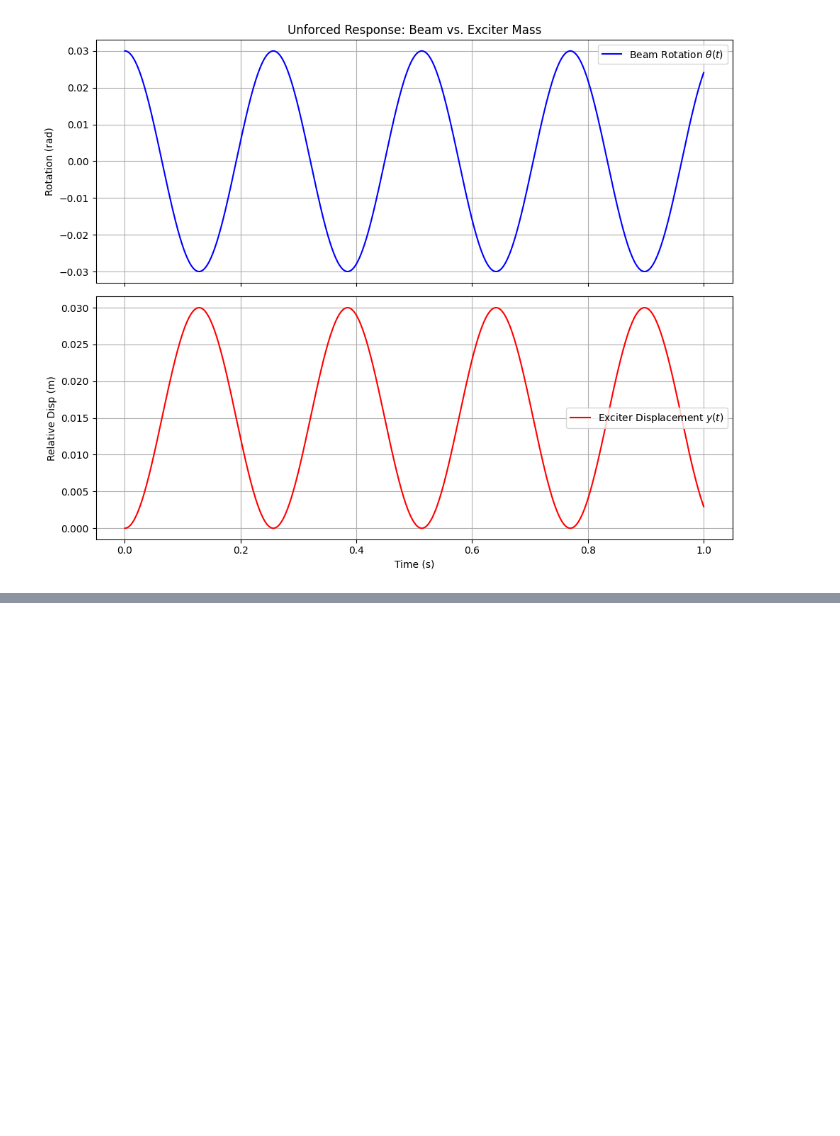
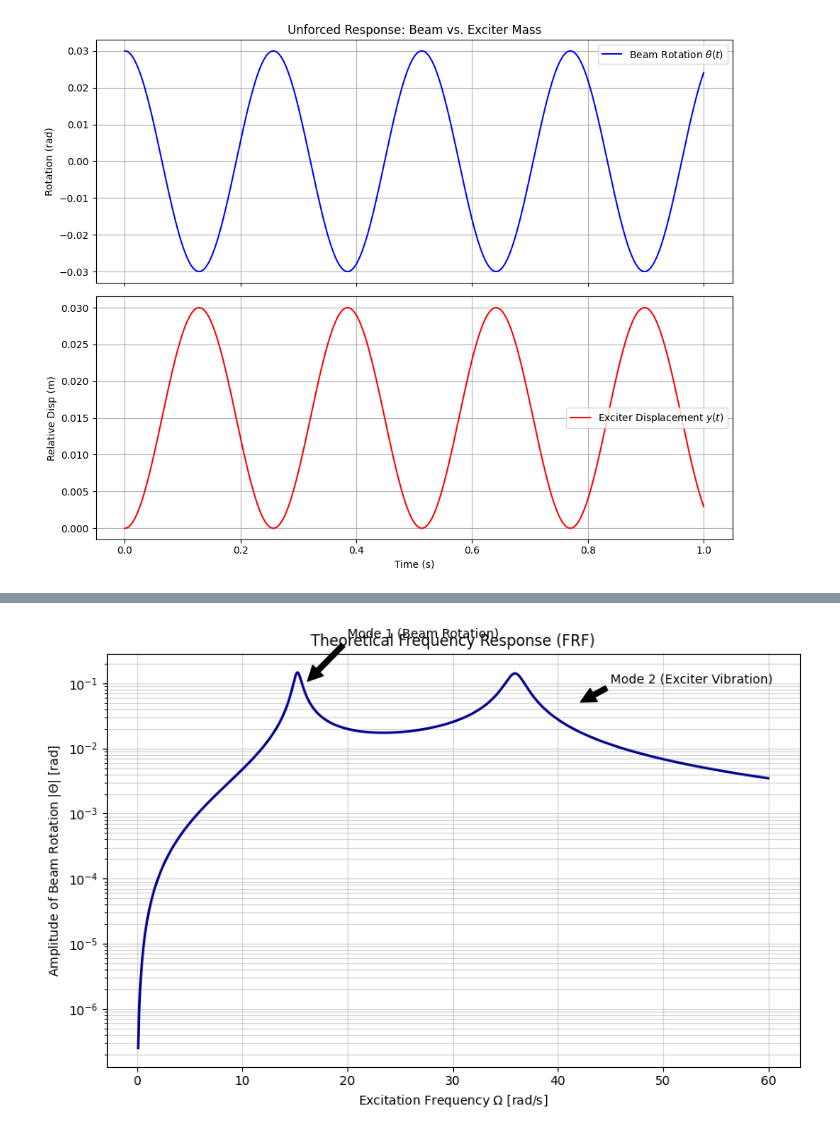
Before and after one commit to Du-nara/ME421-Mechanical-Systems-Lab-A3, a Jupyter notebook: Vibration/E_20_302_Vibration.ipynb, the cells around one changed output, grey strips where cells are left out. Saved outputs shown, nothing was run; the diff lists cells and outputs as text; code cells hidden in the pictures; blank space fills up the shorter version.

```diff
--- a/Vibration/E_20_302_Vibration.ipynb
+++ b/Vibration/E_20_302_Vibration.ipynb
@@ -469,0 +357,57 @@ plt.show()
+# %%
+import numpy as np
+import matplotlib.pyplot as plt
+
+# 1. System Parameters (Consistent with your 2-DOF derivation)
+L = 1.0           # Beam length
+a = L / 2         # Motor distance from pivot [cite: 16]
+m_e = 2.0         # Exciter mass
+I_b = (1/3)*5*L**2 # Beam inertia
+k = 2000          # Spring stiffness [cite: 13]
+
+# 2. Define Matrices [cite: 57]
+M = np.array([[I_b + m_e*a**2, m_e*a],
+              [m_e*a,          m_e]])
+K = np.array([[k * L**2, 0],
+              [0,        500]]) # Internal stiffness of exciter mount
+
+# Rayleigh Damping Matrix (C = alpha*M + beta*K) [cite: 85, 88]
+alpha = 0.5
+beta = 0.001
+C = alpha * M + beta * K
+
+# 3. Frequency Range (0 to 60 rad/s)
+omega_range = np.linspace(0.1, 60, 1000)
+amplitude_theta = []
+
+# 4. Calculation of steady-state response
+for Omega in omega_range:
+    # Force vector based on unbalanced motor [cite: 49, 55]
+    # F(t) = m_u*r*Omega^2. For FRF, we often normalize or use Omega^2
+    F_mag = 0.1 * Omega**2
+    F_vec = np.array([F_mag * a, F_mag])
+
+    # Impedance Matrix [cite: 70, 72]
+    Z = K - (Omega**2 * M) + (1j * Omega * C)
+
+    # Solve for complex displacement
+    X = np.linalg.solve(Z, F_vec)
+    amplitude_theta.append(np.abs(X[0])) # Magnitude of beam rotation
+
+# 5. Plotting
+plt.figure(figsize=(10, 6))
+plt.semilogy(omega_range, amplitude_theta, color='darkblue', linewidth=2)
+plt.title('Theoretical Frequency Response (FRF)')
+plt.xlabel('Excitation Frequency $\Omega$ [rad/s]')
+plt.ylabel('Amplitude of Beam Rotation $| \Theta |$ [rad]')
+plt.grid(True, which="both", ls="-", alpha=0.5)
+
+# Marking the two dominant modes [cite: 59, 74]
+plt.annotate('Mode 1 (Beam Rotation)', xy=(16, 1e-1), xytext=(20, 5e-1),
+             arrowprops=dict(facecolor='black', shrink=0.05))
+plt.annotate('Mode 2 (Exciter Vibration)', xy=(42, 5e-2), xytext=(45, 1e-1),
+             arrowprops=dict(facecolor='black', shrink=0.05))
+
+plt.show()
+# %% [output]
+[figure, added]
```
Also changed, not shown: parts of 15 cells of this notebook.
